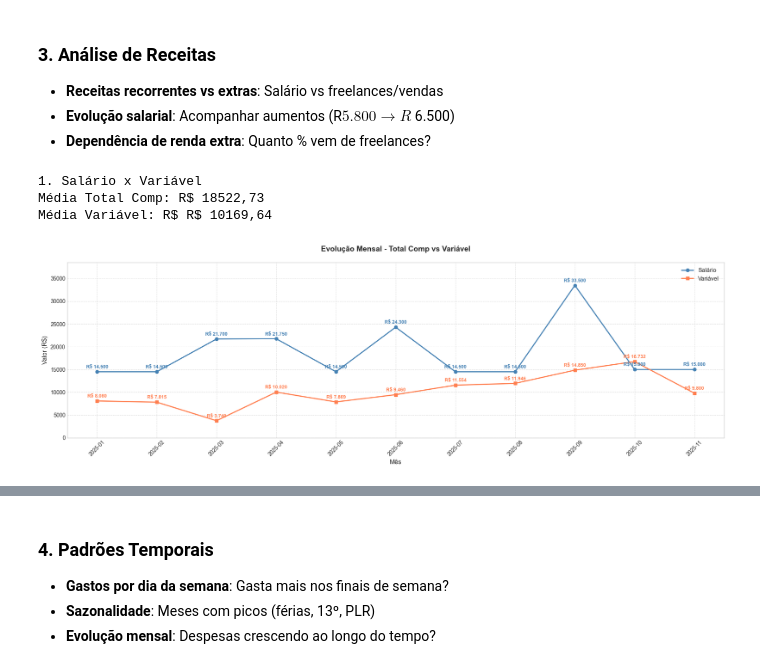
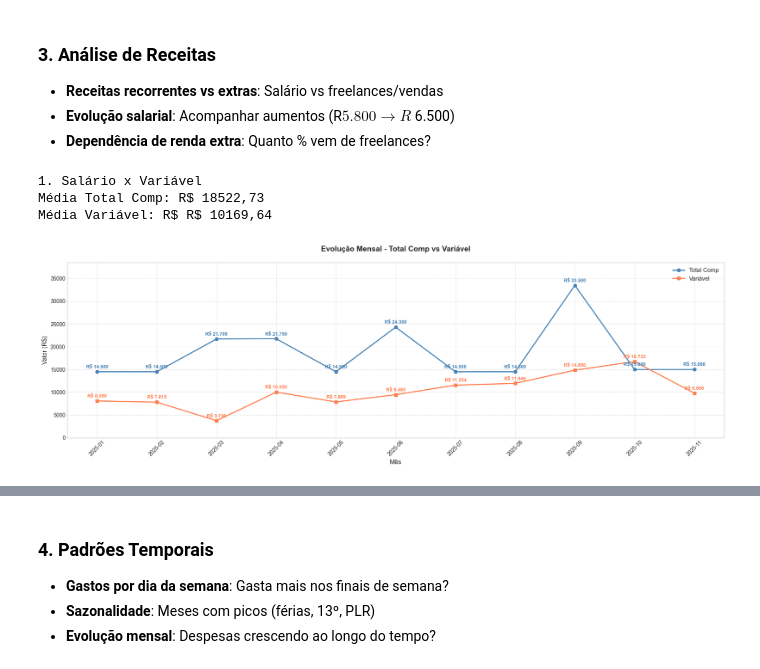
Before and after one commit to SchuedaD/projeto_gestao_financeira, a Jupyter notebook: dados_financeiros.ipynb, the cells around one changed output, grey strips where cells are left out. Saved outputs shown, nothing was run; the diff lists cells and outputs as text; code cells hidden in the pictures.

```diff
--- a/dados_financeiros.ipynb
+++ b/dados_financeiros.ipynb
@@ -256,39 +255,37 @@ print('1. Salário x Variável\n'
 plt.figure(figsize=(18, 6))
 
 # Plotando as duas linhas
-plt.plot(total_comp_agrupado['data_mes'], total_comp_agrupado['valor'], marker='o', linewidth=2, label='Salário', color='steelblue')
+plt.plot(total_comp_agrupado['data_mes'], total_comp_agrupado['valor'], marker='o', linewidth=2, label='Total Comp', color='steelblue')
 plt.plot(variavel_agrupado['data_mes'], variavel_agrupado['valor'], marker='s', linewidth=2, label='Variável', color='coral')
 
 # Calculando o valor máximo para ajustar o eixo Y
 valor_max = max(total_comp_agrupado['valor'].max(), variavel_agrupado['valor'].max())
 plt.ylim(0, valor_max * 1.15)  # Aumenta 15% acima do valor máximo
 
 
 # Adicionando rótulos - Salário (acima)
 for i, (mes, valor) in enumerate(zip(total_comp_agrupado['data_mes'], total_comp_agrupado['valor'])):
     valor_formatado = f'R$ {valor:,.0f}'.replace(',', '.')
     plt.text(i, valor + 500, valor_formatado,
              ha='center', va='bottom', fontsize=9, weight='bold', color='steelblue')
 
 # Adicionando rótulos - Variável (abaixo)
 for i, (mes, valor) in enumerate(zip(variavel_agrupado['data_mes'], variavel_agrupado['valor'])):
     valor_formatado = f'R$ {valor:,.0f}'.replace(',', '.')
     plt.text(i, valor + 1500, valor_formatado,
              ha='center', va='top', fontsize=9, weight='bold', color='coral')
 
 # Configurações do gráfico
 plt.title('Evolução Mensal - Total Comp vs Variável\n', fontsize=14, weight='bold')
 plt.xlabel('Mês', fontsize=12)
 plt.ylabel('Valor (R$)', fontsize=12)
 plt.legend(fontsize=11)
 plt.grid(True, linestyle='--', alpha=0.6)
 plt.xticks(rotation=45)
 plt.tight_layout()
 plt.show()
-
-# qual aumento do salário durante o ano e fazer um calculo do Totalcomp
 # %% [output]
 1. Salário x Variável
 Média Total Comp: R$ 18522,73
 Média Variável: R$ R$ 10169,64
-[figure, old version]
+[figure, new version]
```
Also changed, not shown: parts of 3 cells of this notebook.
